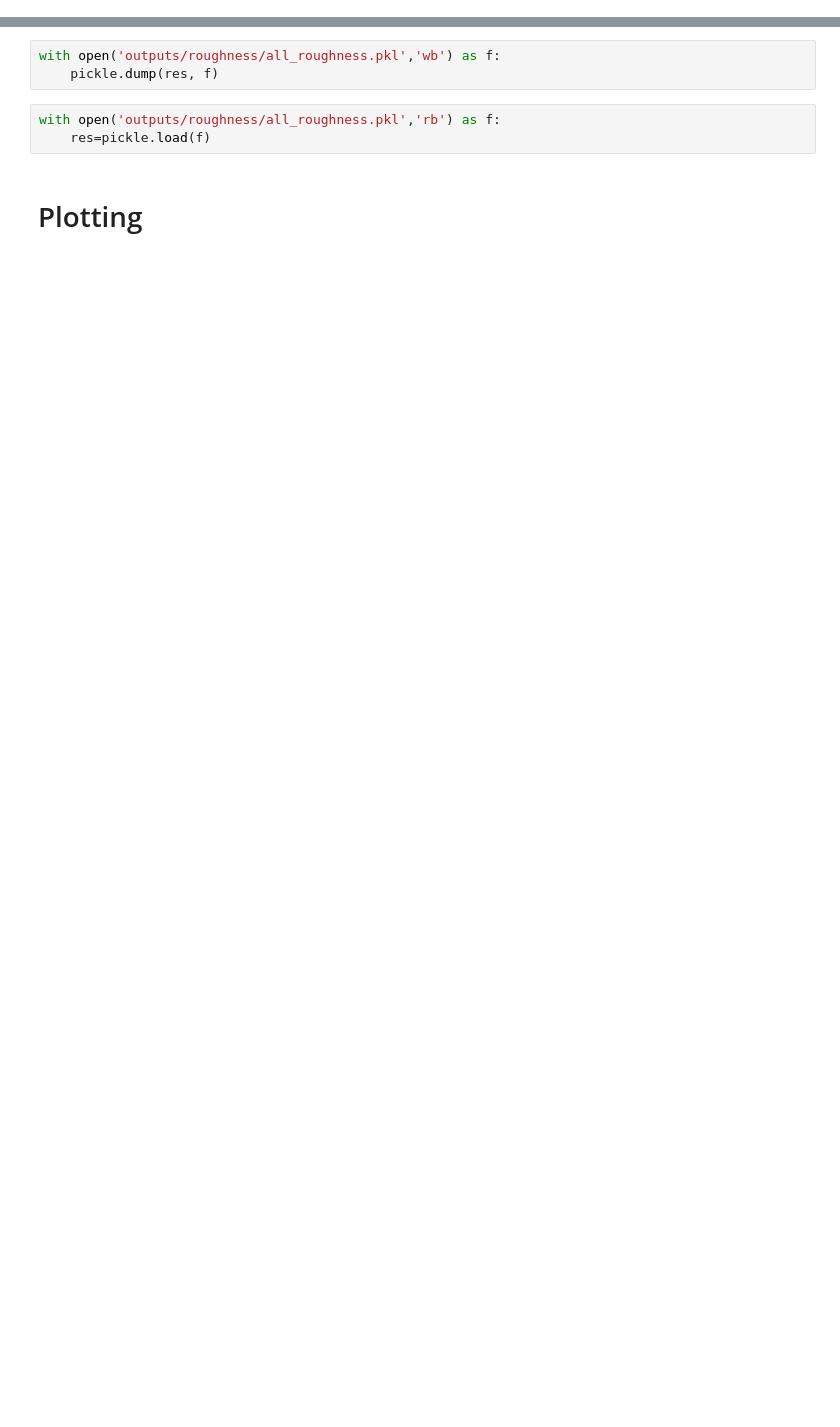
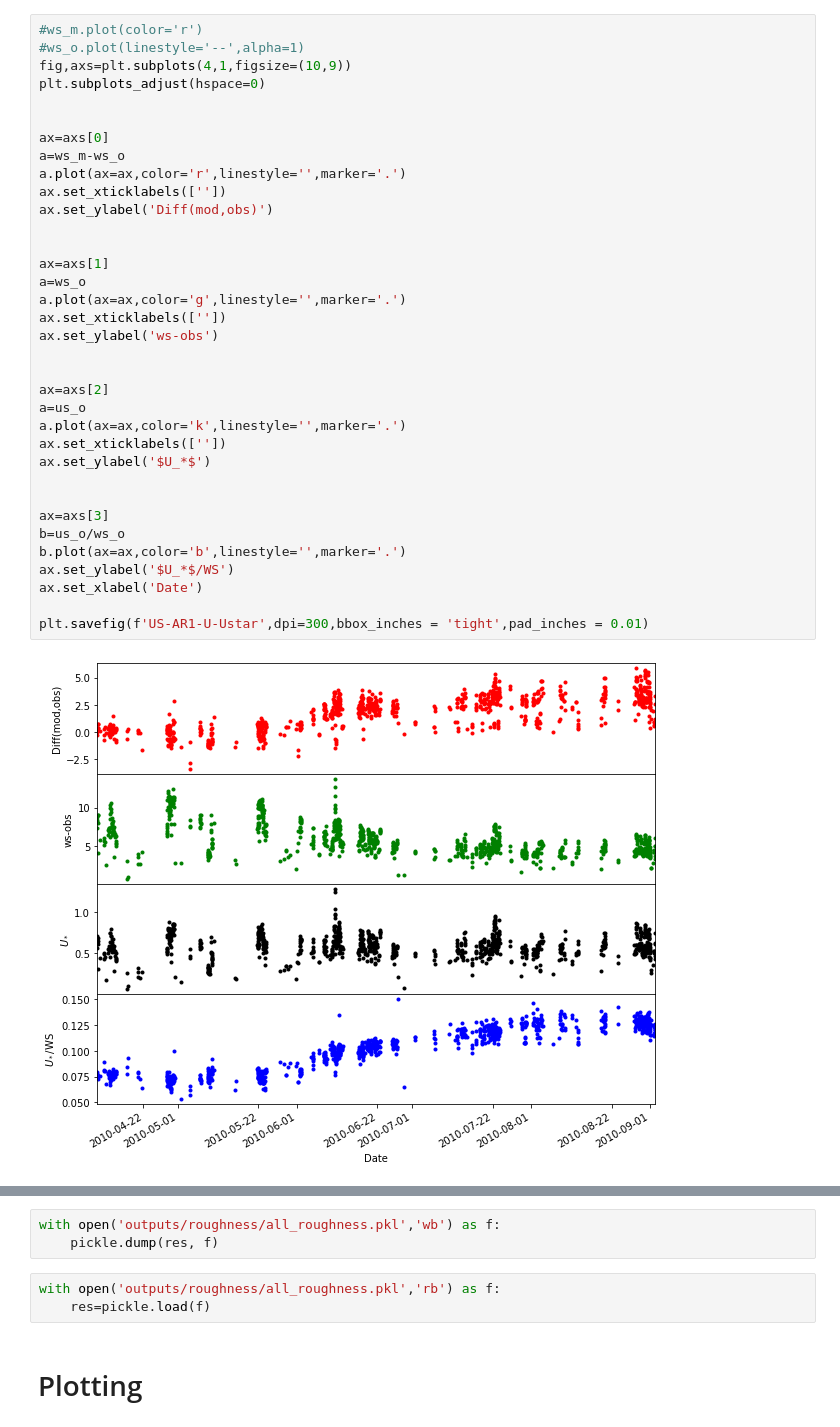
Before and after one commit to Urban-Meteorology-Reading/SUEWS_parameters, a Jupyter notebook: roughness.ipynb, the cells around one changed output, grey strips where cells are left out. Drawn from its saved outputs; the diff is of its cells as text; blank space fills up the shorter version.

```diff
--- a/roughness.ipynb
+++ b/roughness.ipynb
@@ -297,0 +392,37 @@ PH-IRI
+# %%
+#ws_m.plot(color='r')
+#ws_o.plot(linestyle='--',alpha=1)
+fig,axs=plt.subplots(4,1,figsize=(10,9))
+plt.subplots_adjust(hspace=0)
+
+
+ax=axs[0]
+a=ws_m-ws_o
+a.plot(ax=ax,color='r',linestyle='',marker='.')
+ax.set_xticklabels([''])
+ax.set_ylabel('Diff(mod,obs)')
+
+
+ax=axs[1]
+a=ws_o
+a.plot(ax=ax,color='g',linestyle='',marker='.')
+ax.set_xticklabels([''])
+ax.set_ylabel('ws-obs')
+
+
+ax=axs[2]
+a=us_o
+a.plot(ax=ax,color='k',linestyle='',marker='.')
+ax.set_xticklabels([''])
+ax.set_ylabel('$U_*$')
+
+
+ax=axs[3]
+b=us_o/ws_o
+b.plot(ax=ax,color='b',linestyle='',marker='.')
+ax.set_ylabel('$U_*$/WS')
+ax.set_xlabel('Date')
+
+plt.savefig(f'US-AR1-U-Ustar',dpi=300,bbox_inches = 'tight',pad_inches = 0.01)
+# %% [output]
+[figure, added]
```
Also changed, not shown: parts of 8 cells of this notebook, 25 other files.
